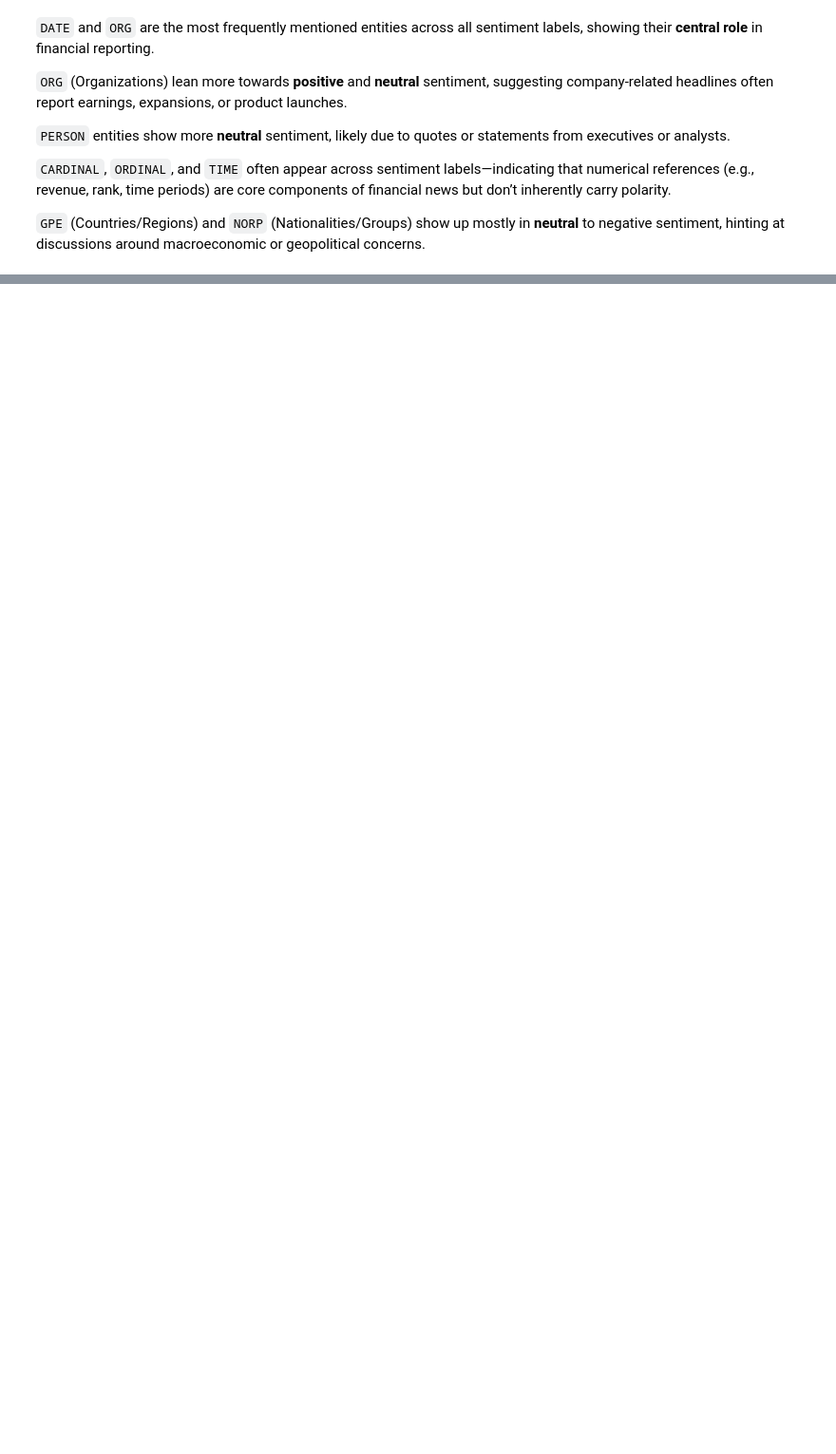
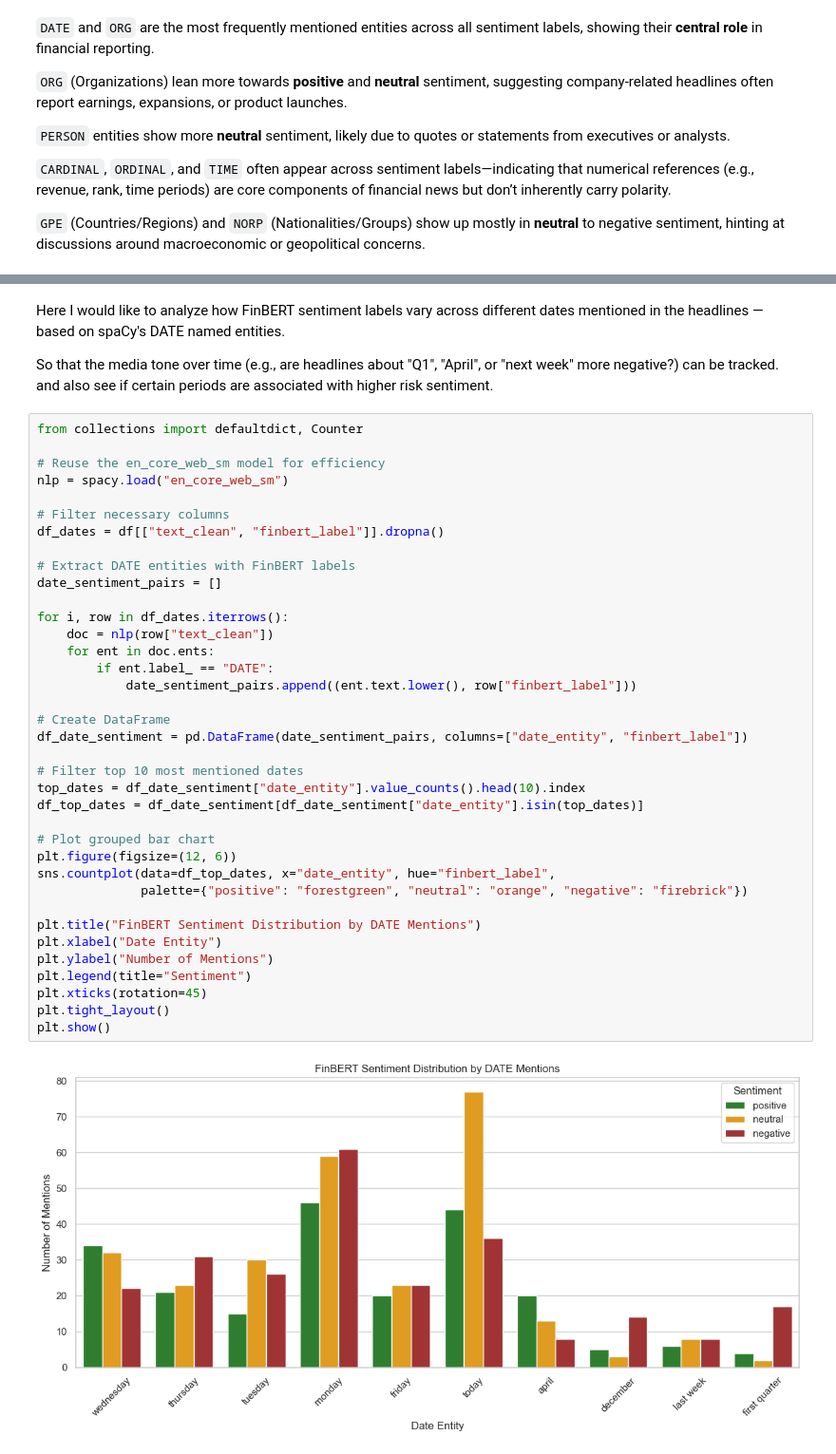
Before and after one commit to mansari40/NLP-FinancialRisk-Project, a Jupyter notebook: Final Project_Predicting financial risk using NLP.ipynb, the cells around one changed output, grey strips where cells are left out. Shown at 95% size. Cells and saved outputs as stored; diff of their text form; blank space fills up the shorter version.

```diff
--- a/Final Project_Predicting financial risk using NLP.ipynb
+++ b/Final Project_Predicting financial risk using NLP.ipynb
@@ -723,0 +783,43 @@ plt.show()
+# %% [markdown]
+Here I would like to analyze how FinBERT sentiment labels vary across different dates mentioned in the headlines — based on spaCy's DATE named entities.
+
+So that the media tone over time (e.g., are headlines about "Q1", "April", or "next week" more negative?) can be tracked. and also see if certain periods are associated with higher risk sentiment.
+# %%
+from collections import defaultdict, Counter
+
+# Reuse the en_core_web_sm model for efficiency
+nlp = spacy.load("en_core_web_sm")
+
+# Filter necessary columns
+df_dates = df[["text_clean", "finbert_label"]].dropna()
+
+# Extract DATE entities with FinBERT labels
+date_sentiment_pairs = []
+
+for i, row in df_dates.iterrows():
+    doc = nlp(row["text_clean"])
+    for ent in doc.ents:
+        if ent.label_ == "DATE":
+            date_sentiment_pairs.append((ent.text.lower(), row["finbert_label"]))
+
+# Create DataFrame
+df_date_sentiment = pd.DataFrame(date_sentiment_pairs, columns=["date_entity", "finbert_label"])
+
+# Filter top 10 most mentioned dates
+top_dates = df_date_sentiment["date_entity"].value_counts().head(10).index
+df_top_dates = df_date_sentiment[df_date_sentiment["date_entity"].isin(top_dates)]
+
+# Plot grouped bar chart
+plt.figure(figsize=(12, 6))
+sns.countplot(data=df_top_dates, x="date_entity", hue="finbert_label",
+              palette={"positive": "forestgreen", "neutral": "orange", "negative": "firebrick"})
+
+plt.title("FinBERT Sentiment Distribution by DATE Mentions")
+plt.xlabel("Date Entity")
+plt.ylabel("Number of Mentions")
+plt.legend(title="Sentiment")
+plt.xticks(rotation=45)
+plt.tight_layout()
+plt.show()
+# %% [output]
+[figure, added]
```
Also changed, not shown: parts of 11 cells of this notebook.
